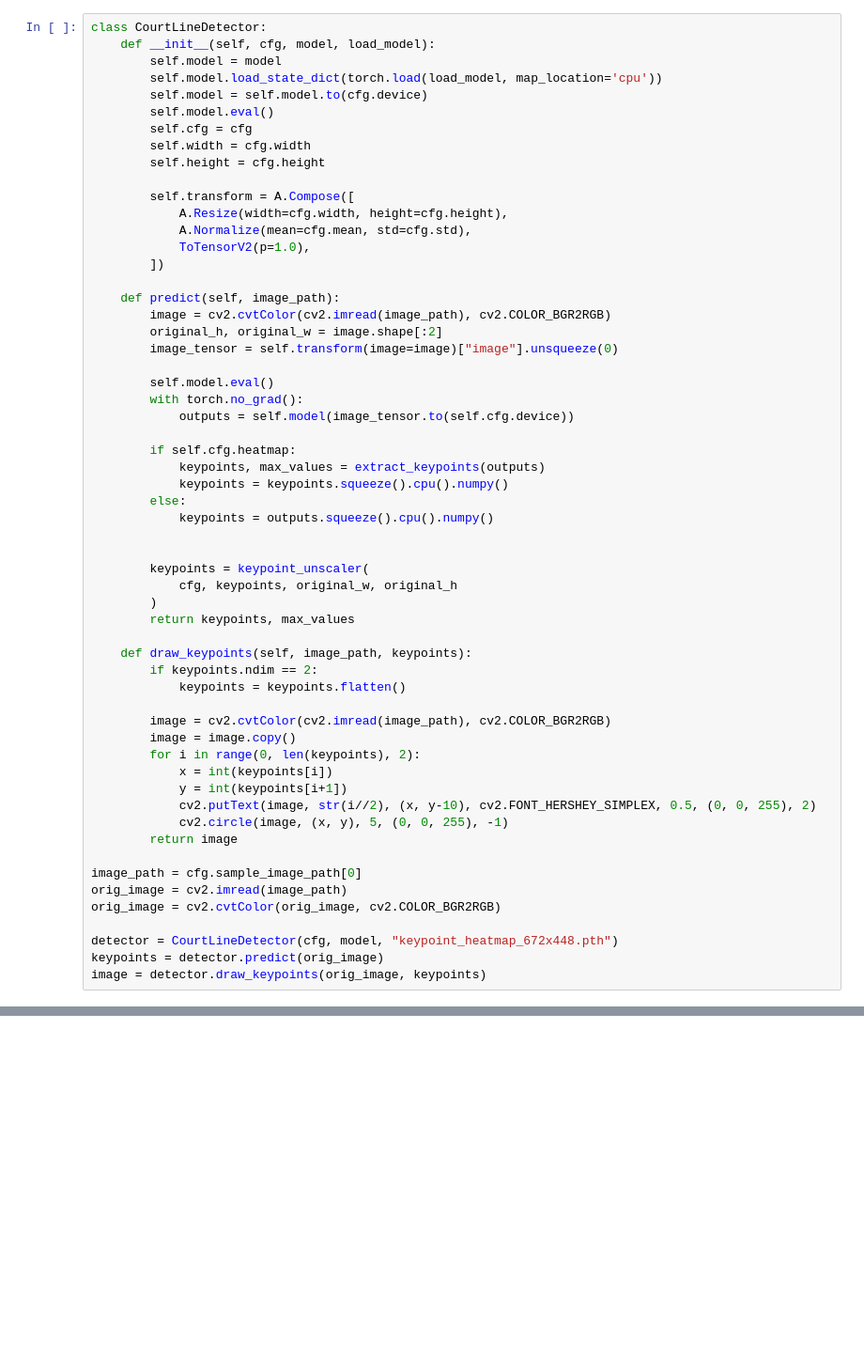
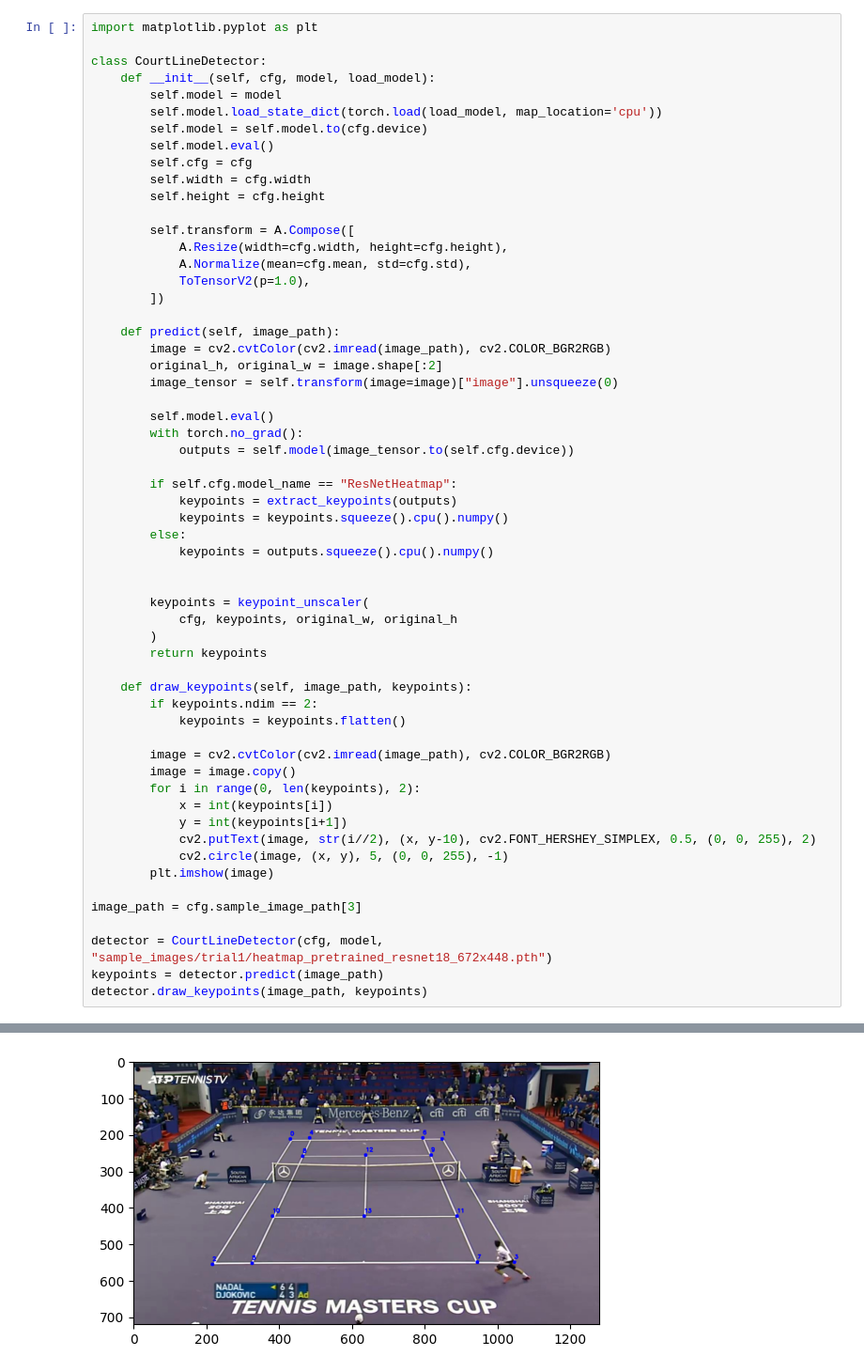
Before and after one commit to rubenmu96/keypoint-detection, a Jupyter notebook: inference.ipynb, the cells around one changed output, grey strips where cells are left out. Shown at 94% size. Saved outputs shown, nothing was run; the diff lists cells and outputs as text; blank space fills up the shorter version.

```diff
--- a/inference.ipynb
+++ b/inference.ipynb
@@ -73,4 +86,6 @@ loaded_config.learn_rate
 # %%
+import matplotlib.pyplot as plt
+
 class CourtLineDetector:
     def __init__(self, cfg, model, load_model):
         self.model = model
@@ -96,8 +111,8 @@ class CourtLineDetector:
         with torch.no_grad():
             outputs = self.model(image_tensor.to(self.cfg.device))
 
-        if self.cfg.heatmap:
-            keypoints, max_values = extract_keypoints(outputs)
+        if self.cfg.model_name == "ResNetHeatmap":
+            keypoints = extract_keypoints(outputs)
             keypoints = keypoints.squeeze().cpu().numpy()
         else:
             keypoints = outputs.squeeze().cpu().numpy()
@@ -106,7 +121,7 @@ class CourtLineDetector:
         keypoints = keypoint_unscaler(
             cfg, keypoints, original_w, original_h
         )
-        return keypoints, max_values
+        return keypoints
 
     def draw_keypoints(self, image_path, keypoints):
         if keypoints.ndim == 2:
@@ -119,13 +134,11 @@ class CourtLineDetector:
             y = int(keypoints[i+1])
             cv2.putText(image, str(i//2), (x, y-10), cv2.FONT_HERSHEY_SIMPLEX, 0.5, (0, 0, 255), 2)
             cv2.circle(image, (x, y), 5, (0, 0, 255), -1)
-        return image
+        plt.imshow(image)
 
-image_path = cfg.sample_image_path[0]
-orig_image = cv2.imread(image_path)
-orig_image = cv2.cvtColor(orig_image, cv2.COLOR_BGR2RGB)
+image_path = cfg.sample_image_path[3]
 
-detector = CourtLineDetector(cfg, model, "keypoint_heatmap_672x448.pth")
-keypoints = detector.predict(orig_image)
-image = detector.draw_keypoints(orig_image, keypoints)
+detector = CourtLineDetector(cfg, model, "sample_images/trial1/heatmap_pretrained_resnet18_672x448.pth")
+keypoints = detector.predict(image_path)
+detector.draw_keypoints(image_path, keypoints)
 # %% [output]
@@ -135,0 +145 @@ RuntimeError: Error(s) in loading state_dict for ResNetHeatmap:
+[figure, added]
```
Also changed, not shown: parts of 7 cells of this notebook, 16 other files.
